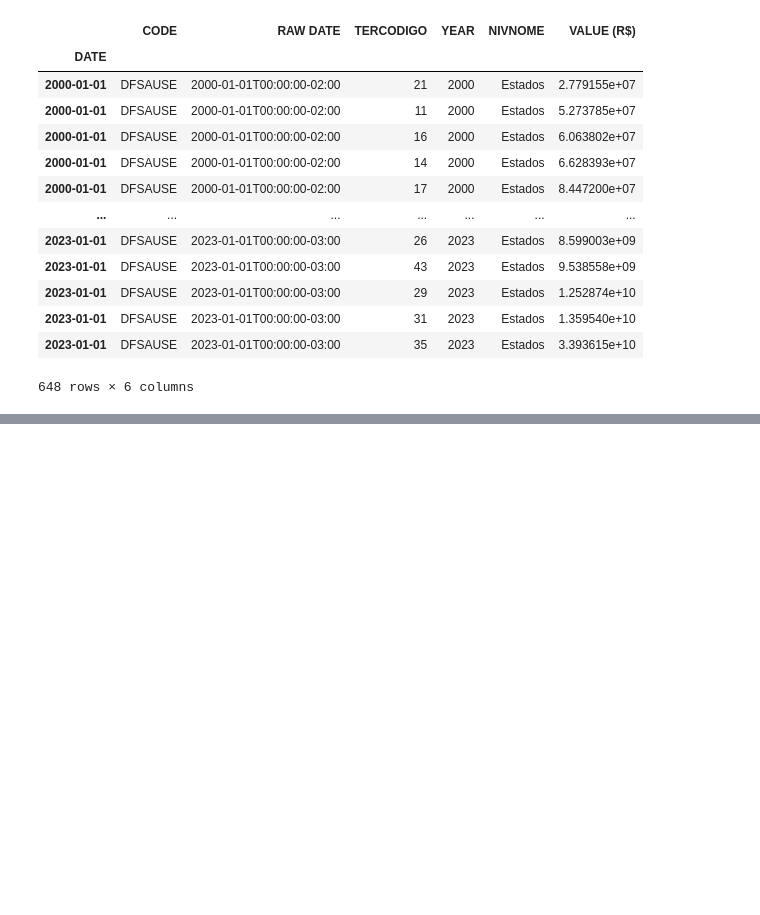
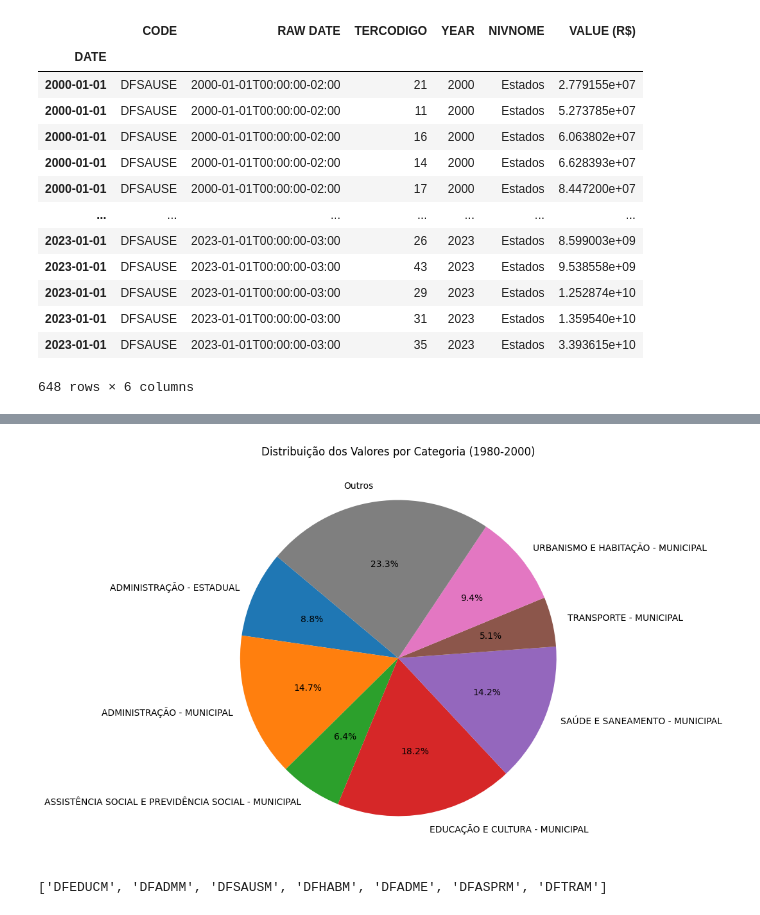
Before and after one commit to iagonmic/union-revenue-costs, a Jupyter notebook: dados_gastos.ipynb, the cells around one changed output, grey strips where cells are left out. Cells and saved outputs as stored; diff of their text form; code cells hidden in the pictures; blank space fills up the shorter version.

Commit message:
Subindo imagens de gastos e análise

```diff
--- a/dados_gastos.ipynb
+++ b/dados_gastos.ipynb
@@ -71,0 +130,11 @@ df_filtrado_2000_atual
+# %%
+df_final_1980_2000 = (
+    df_final_1980_2000
+    .groupby(['CODE'])['VALUE (R$)']
+    .sum()
+    .reset_index()
+    .merge(df_filtrado, on='CODE')
+    .drop(index=[22,23])
+    .reset_index(drop=True)
+)
+df_final_1980_2000
@@ -71,0 +188,48 @@ df_filtrado_2000_atual
+# %%
+import matplotlib.pyplot as plt
+
+# Agrupando os dados e somando os valores
+df_grouped = df_final_1980_2000.groupby(['CODE'])['VALUE (R$)'].sum().reset_index()
+
+# Fazendo o merge com df_filtrado para incluir os nomes das categorias
+df_grouped = df_grouped.merge(df_filtrado, on='CODE')
+
+# Ordenando os valores em ordem decrescente
+df_grouped = df_grouped.sort_values(by='VALUE (R$)', ascending=False)
+
+# Definindo um limite para categorias pequenas
+limite = 0.05 * df_grouped['VALUE (R$)'].sum()  # 5% do total
+df_grouped['CATEGORY'] = df_grouped['VALUE (R$)'].apply(lambda x: 'Outros' if x < limite else None)
+df_grouped['CATEGORY'] = df_grouped['CATEGORY'].combine_first(df_grouped['NAME'])
+
+# Agrupando novamente com a categoria "Outros"
+df_grouped_final = df_grouped.groupby('CATEGORY')['VALUE (R$)'].sum().reset_index()
+
+# Criando o gráfico de pizza
+plt.figure(figsize=(10, 8))
+wedges, texts, autotexts = plt.pie(
+    df_grouped_final['VALUE (R$)'],
+    labels=[
+        ' - '.join([cat.split('-')[1].strip().upper(), cat.split('-')[3].strip().upper()])
+        if len(cat.split('-')) >= 4 else cat
+        for cat in df_grouped_final['CATEGORY']
+    ],
+    autopct='%1.1f%%',
+    startangle=140
+)
+
+plt.title('Distribuição dos Valores por Categoria (1980-2000)')
+plt.show()
+# %% [output]
+[figure, added]
+# %%
+# Definindo o limite para categorias pequenas
+limite = 0.05 * df_grouped['VALUE (R$)'].sum()  # 5% do total
+
+# Filtrando as categorias que estão acima do limite
+categorias_acima_limite_1980_2000 = df_grouped[df_grouped['VALUE (R$)'] >= limite]['CODE'].tolist()
+
+# Exibindo a lista de categorias
+categorias_acima_limite_1980_2000
+# %% [output]
+['DFEDUCM', 'DFADMM', 'DFSAUSM', 'DFHABM', 'DFADME', 'DFASPRM', 'DFTRAM']
```
Also changed, not shown: parts of 9 cells of this notebook, 5 other files.
